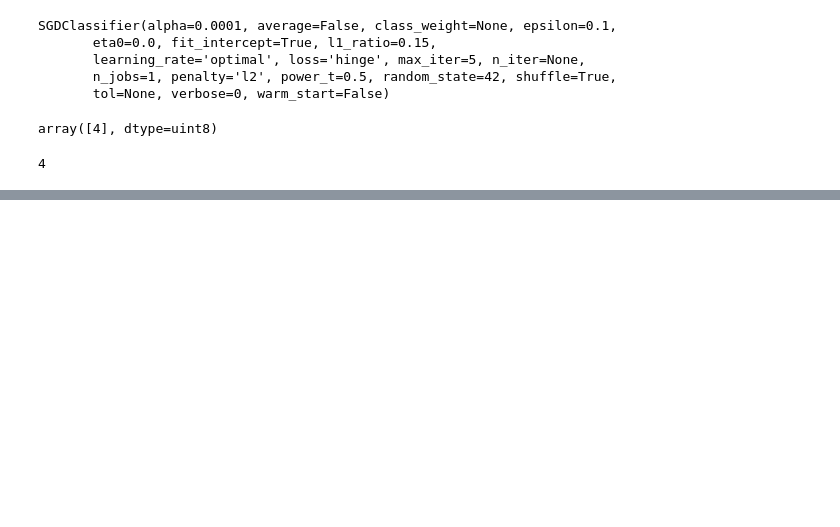
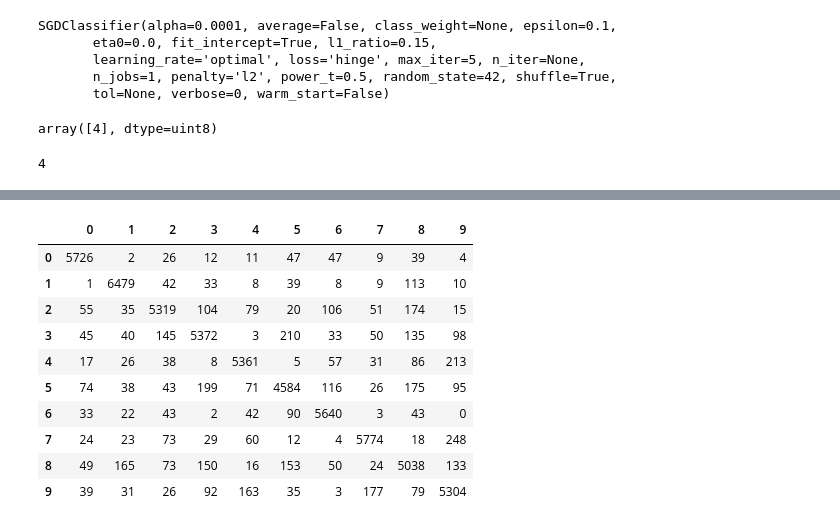
Before and after one commit to jeonghunyoon/machine-learning-lecture-notes-old, a Jupyter notebook: 04. Multiclass_Classification_MNIST.ipynb, the cells around one changed output, grey strips where cells are left out. Saved outputs shown, nothing was run; the diff lists cells and outputs as text; code cells hidden in the pictures; blank space fills up the shorter version.

```diff
--- a/04. Multiclass_Classification_MNIST.ipynb
+++ b/04. Multiclass_Classification_MNIST.ipynb
@@ -42,0 +76,7 @@ train_y[2]
+# %%
+from sklearn.preprocessing import StandardScaler
+import numpy as np
+
+scaler = StandardScaler()
+train_x_2d_scaled = scaler.fit_transform(train_x_2d.astype(np.float64))  # Scaling
+cross_val_score(sgd, train_x_2d_scaled, train_y, cv=3, scoring='accuracy')
@@ -42,0 +143,18 @@ train_y[2]
+# %%
+# 표를 쉽게 보기 위해서
+import pandas as pd
+
+confusion_mtx_df = pd.DataFrame(confusion_mtx)
+confusion_mtx_df
+# %% [output]
+|  | 0 | 1 | 2 | 3 | 4 | 5 | 6 | 7 | 8 | 9 |
+| 0 | 5726 | 2 | 26 | 12 | 11 | 47 | 47 | 9 | 39 | 4 |
+| 1 | 1 | 6479 | 42 | 33 | 8 | 39 | 8 | 9 | 113 | 10 |
+| 2 | 55 | 35 | 5319 | 104 | 79 | 20 | 106 | 51 | 174 | 15 |
+| 3 | 45 | 40 | 145 | 5372 | 3 | 210 | 33 | 50 | 135 | 98 |
+| 4 | 17 | 26 | 38 | 8 | 5361 | 5 | 57 | 31 | 86 | 213 |
+| 5 | 74 | 38 | 43 | 199 | 71 | 4584 | 116 | 26 | 175 | 95 |
+| 6 | 33 | 22 | 43 | 2 | 42 | 90 | 5640 | 3 | 43 | 0 |
+| 7 | 24 | 23 | 73 | 29 | 60 | 12 | 4 | 5774 | 18 | 248 |
+| 8 | 49 | 165 | 73 | 150 | 16 | 153 | 50 | 24 | 5038 | 133 |
+| 9 | 39 | 31 | 26 | 92 | 163 | 35 | 3 | 177 | 79 | 5304 |
```
Also changed, not shown: parts of 44 cells of this notebook.
